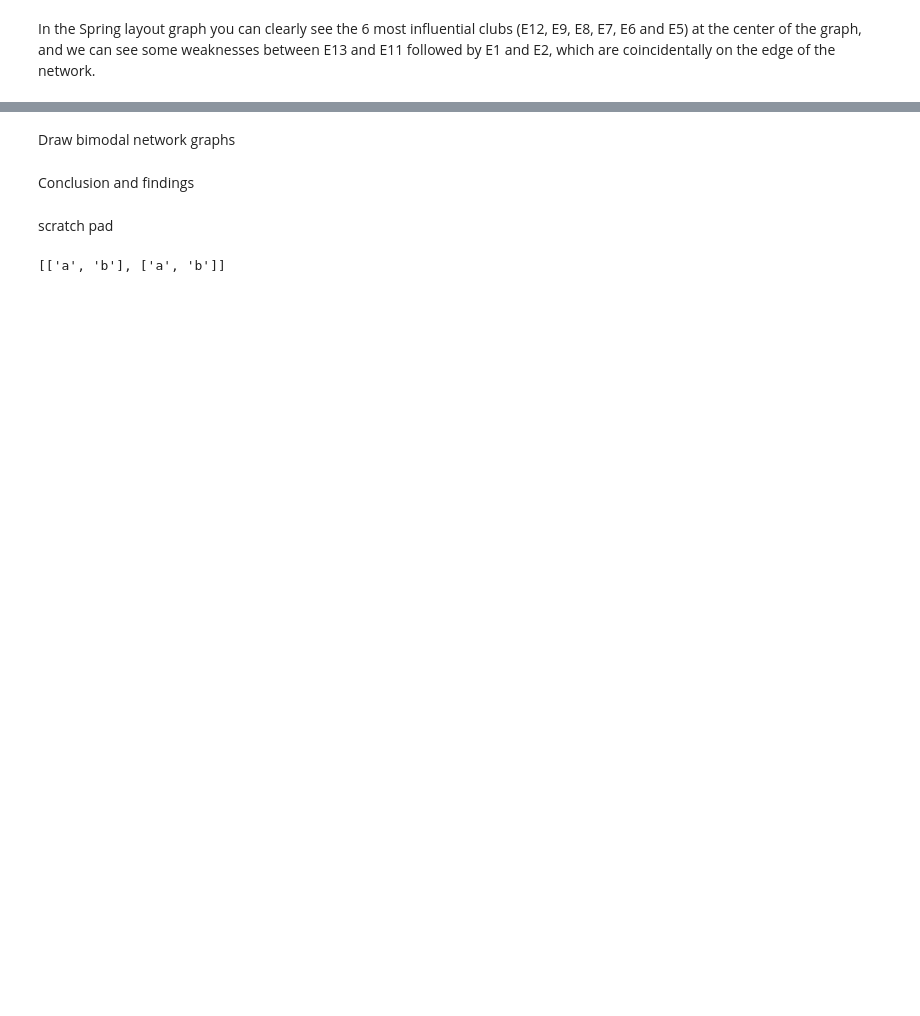
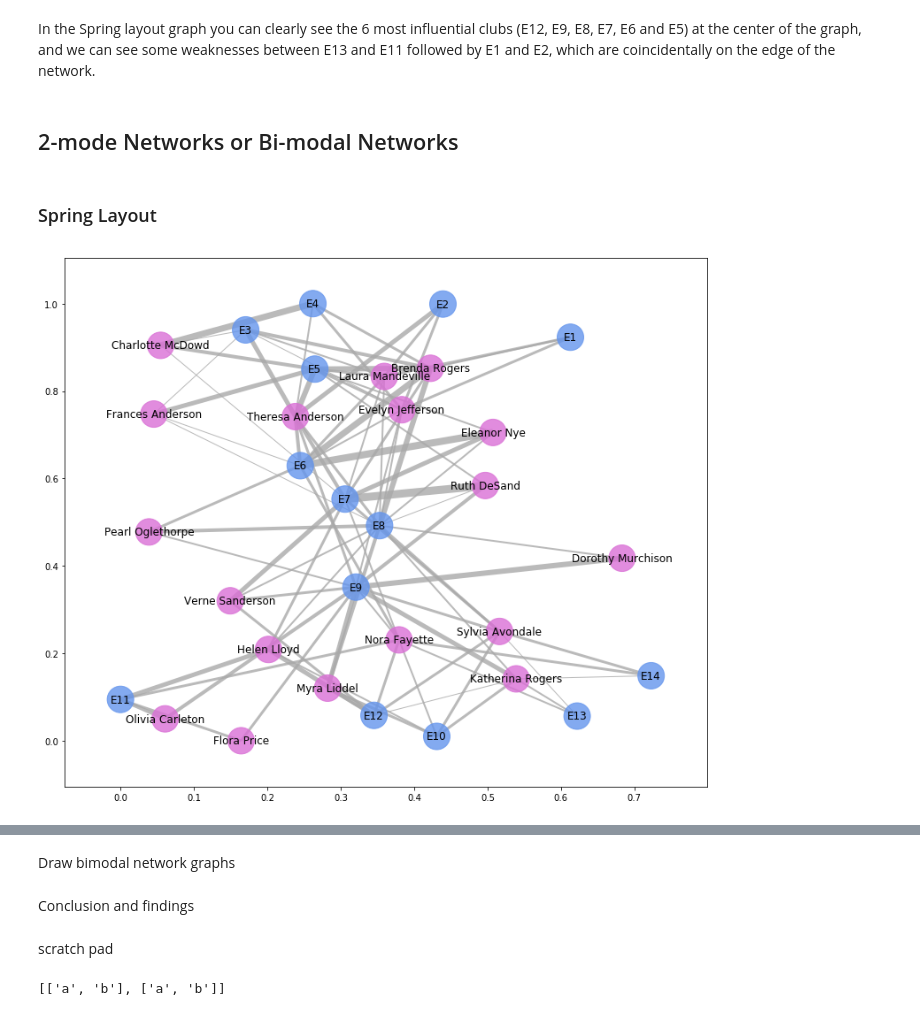
Before and after one commit to sbiguzzi/data620, a Jupyter notebook: Assignments/Data620_Assignment3.ipynb, the cells around one changed output, grey strips where cells are left out. Saved outputs shown, nothing was run; the diff lists cells and outputs as text; code cells hidden in the pictures; blank space fills up the shorter version.

Commit message:
adding 2-mode network graphs

```diff
--- a/Assignments/Data620_Assignment3.ipynb
+++ b/Assignments/Data620_Assignment3.ipynb
@@ -380,3 +384,24 @@ nx.draw_networkx(C1,pos,with_labels=True, node_size=709, node_color="cornflowerb
 In the Spring layout graph you can clearly see the 6 most influential clubs (E12, E9, E8, E7, E6 and E5) at the
 center of the graph, and we can see some weaknesses between E13 and E11 followed by E1 and E2, which are
 coincidentally on the edge of the network.
+# %% [markdown]
+## 2-mode Networks or Bi-modal Networks
+# %% [markdown]
+### Spring Layout
+# %%
+colors = []
+for node, data in G.nodes(data=True):
+    if data['bipartite'] == 1:
+        colors.append('cornflowerblue')
+    else:
+        colors.append('orchid')
+
+pos = nx.spring_layout(G)
+
+nx.draw_networkx(G, pos, with_labels=True, node_size=901, node_color=colors, font_size=12, font_family="calibri",
+                 width=weights, edge_color="darkgray", alpha=0.8)
+
+# nx.draw(G, with_labels=True, node_size=1000, node_color=colors, font_size=12, font_family="calibri",
+#                  width=weights, edge_color="darkgray", alpha=0.8)
+# %% [output]
+[figure, added]
```
Also changed, not shown: parts of 13 cells of this notebook.
